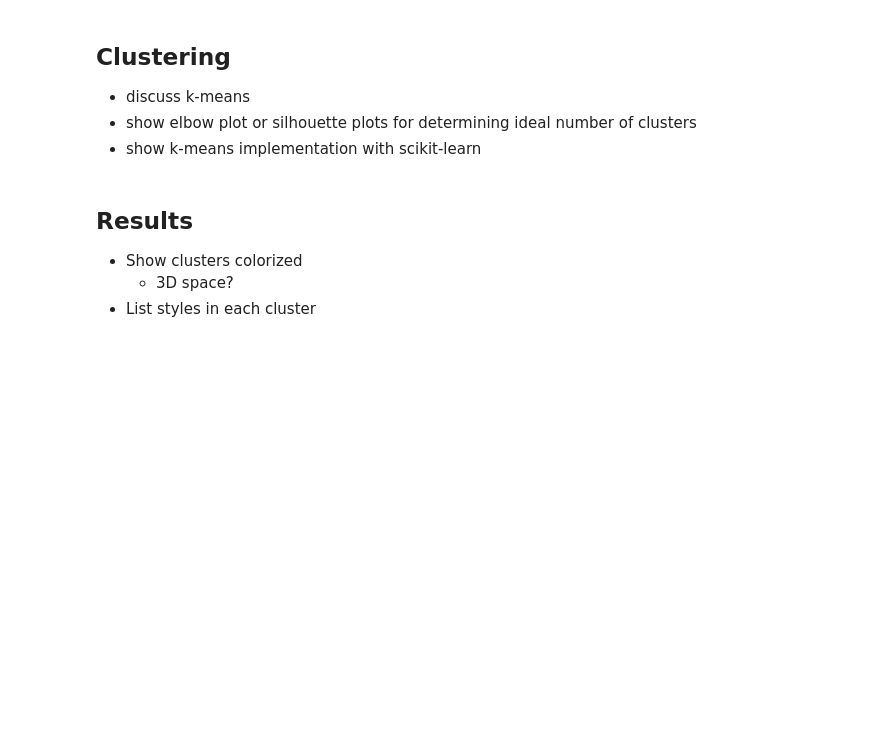
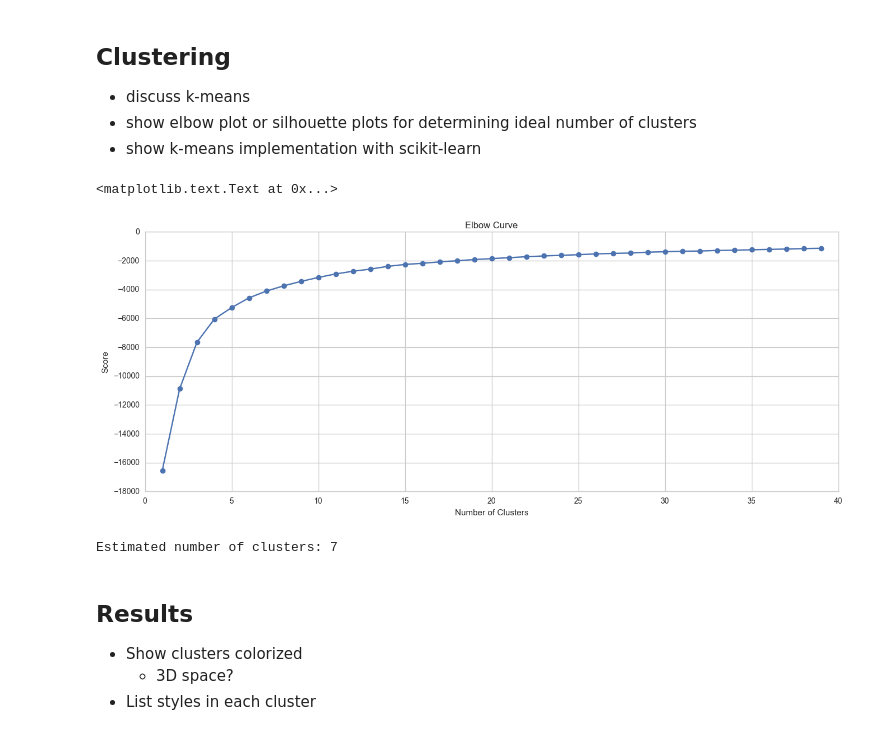
Before and after one commit to mrstepanovic/suds, a Jupyter notebook: beer_clustering.ipynb, the cells around one changed output. Drawn from its saved outputs; the diff is of its cells as text; code cells hidden in the pictures; blank space fills up the shorter version.

```diff
--- a/beer_clustering.ipynb
+++ b/beer_clustering.ipynb
@@ -75,6 +121,34 @@ plt.style.available[:5]
 * discuss k-means
 * show elbow plot or silhouette plots for determining ideal number of clusters
 * show k-means implementation with scikit-learn
+# %%
+from sklearn.preprocessing import StandardScaler
+from sklearn.cluster import KMeans
+
+beer_measures = beer_data.as_matrix(columns=['SRM', 'IBU', 'ABV'])
+X = StandardScaler().fit_transform(beer_measures)
+
+k = range(1, 40)
+kmeans = [KMeans(n_clusters=i) for i in k]
+score = [kmeans[i].fit(X).score(X) for i in range(len(kmeans))]
+
+fig = plt.figure(figsize=(16, 6))
+plt.plot(k, score, '-o')
+plt.xlabel('Number of Clusters')
+plt.ylabel('Score')
+plt.title('Elbow Curve')
+# %% [output]
+<matplotlib.text.Text at 0x...>
+[figure, added]
+# %%
+from sklearn.cluster import DBSCAN
+
+db = DBSCAN(eps=0.2, min_samples=20).fit(X)
+n_clusters_ = len(set(db.labels_)) - (1 if -1 in labels else 0)
+
+print('Estimated number of clusters: %d' % n_clusters_)
+# %% [output]
+Estimated number of clusters: 7
 # %% [markdown]
 ## Results
 * Show clusters colorized
```
Also changed, not shown: parts of 18 cells of this notebook.
